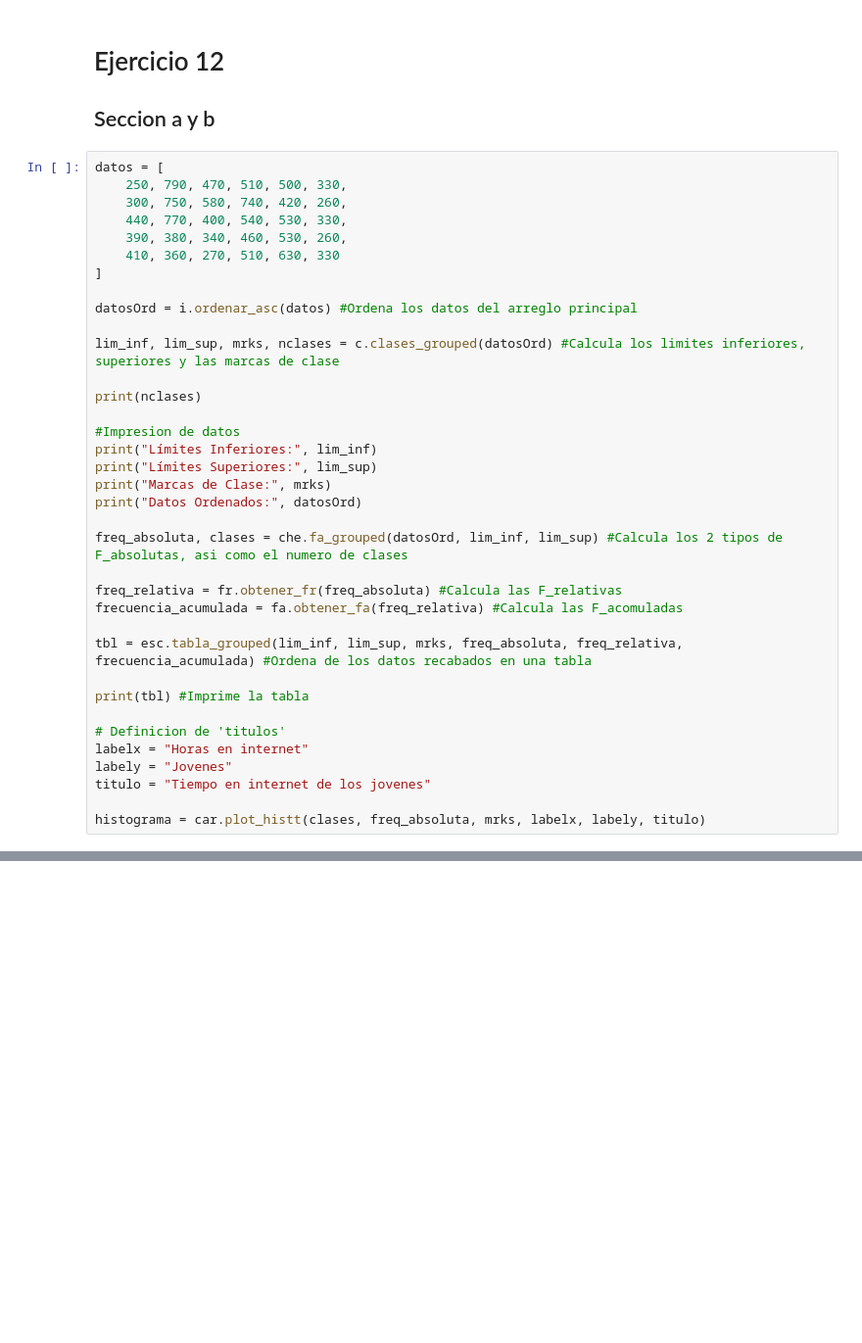
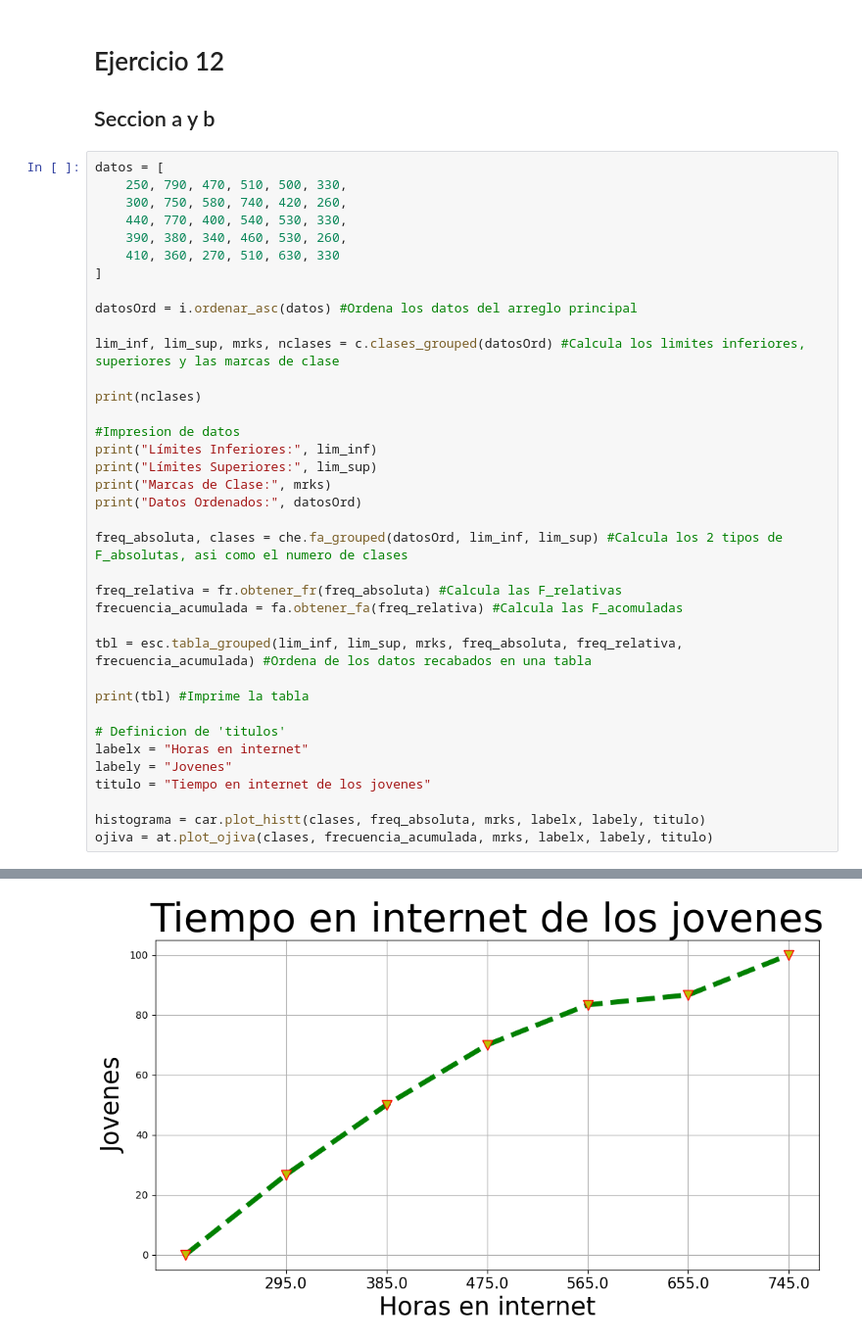
Before and after one commit to imac22/JMOE_Verano_2024_T1, a Jupyter notebook: JMOE.ipynb, the cells around one changed output, grey strips where cells are left out. Shown at 98% size. Saved outputs shown, nothing was run; the diff lists cells and outputs as text; blank space fills up the shorter version.

Commit message:
Ejercicio 7, seccion b: Se agrego la ojiva correspondiente

```diff
--- a/JMOE.ipynb
+++ b/JMOE.ipynb
@@ -233,30 +233,32 @@ tbl = esc.tabla_grouped(lim_inf, lim_sup, mrks, freq_absoluta, freq_relativa, fr
 print(tbl) #Imprime la tabla
 
 # Definicion de 'titulos'
 labelx = "Horas en internet"
 labely = "Jovenes"
 titulo = "Tiempo en internet de los jovenes"
 
 histograma = car.plot_histt(clases, freq_absoluta, mrks, labelx, labely, titulo)
+ojiva = at.plot_ojiva(clases, frecuencia_acumulada, mrks, labelx, labely, titulo)
 # %% [output]
 6
 Límites Inferiores: [250.0, 340.0, 430.0, 520.0, 610.0, 700.0]
 Límites Superiores: [340.0, 430.0, 520.0, 610.0, 700.0, 790.0]
 Marcas de Clase: [295.0, 385.0, 475.0, 565.0, 655.0, 745.0]
 Datos Ordenados: [250, 260, 260, 270, 300, 330, 330, 330, 340, 360, 380, 390, 400, 410, 420, 440, 460, 470, 500, 510, 510, 530, 530, 540, 580, 630, 740, 750, 770, 790]
    Limite inferior  Limite superior  Marcas de clase  Frecuencia absoluta  \
 0            250.0            340.0            295.0                    8
 1            340.0            430.0            385.0                    7
 2            430.0            520.0            475.0                    6
 3            520.0            610.0            565.0                    4
 4            610.0            700.0            655.0                    1
 5            700.0            790.0            745.0                    4
 
    Frecuencia Relativa  Frecuencia Acumulada
 0            26.666667             26.666667
 1            23.333333             50.000000
 2            20.000000             70.000000
 3            13.333333             83.333333
 4             3.333333             86.666667
 5            13.333333            100.000000
 [figure]
+[figure, added]
```
